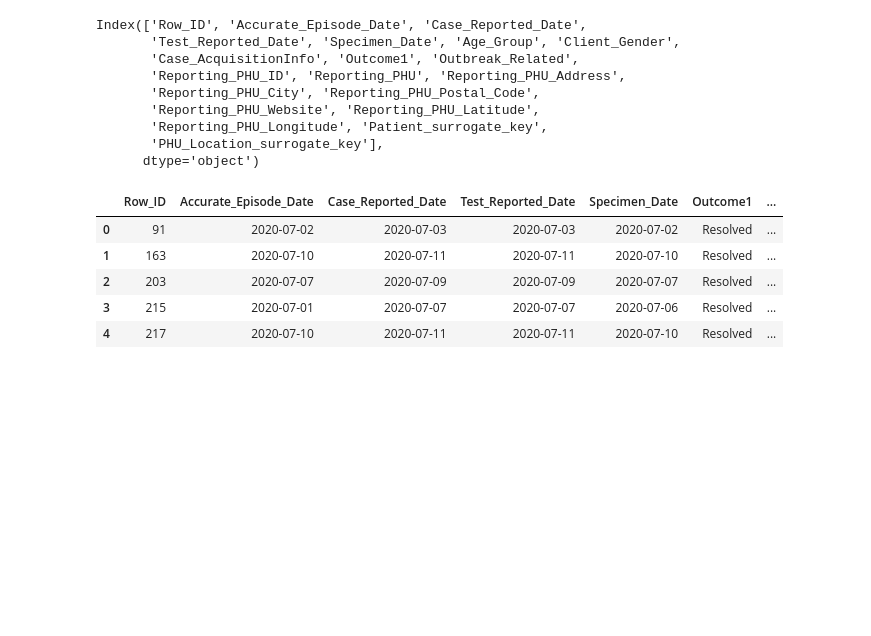
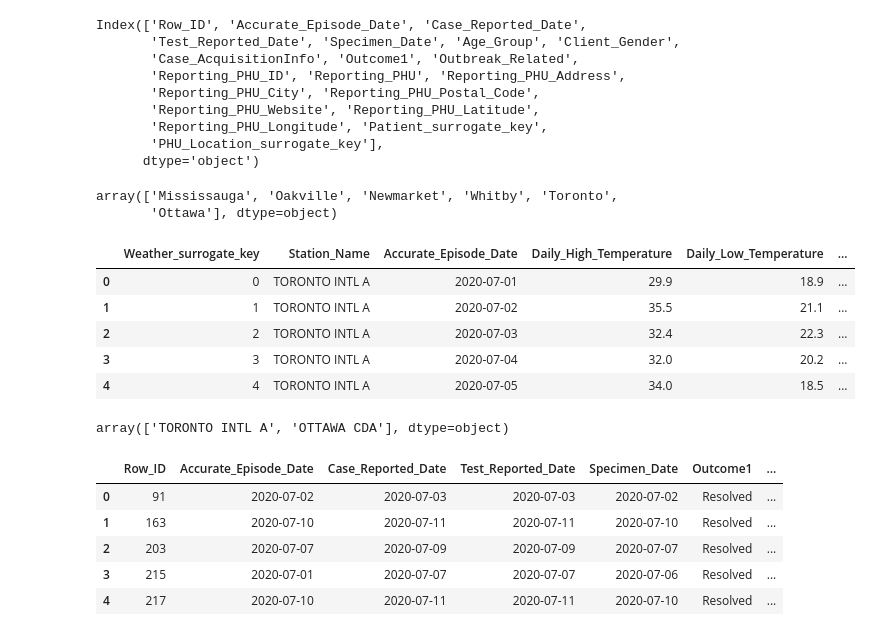
Before and after one commit to vekshan/Covid-19-Tracking-and-Lifestyle-Trends, a Jupyter notebook: generate_fact_table.ipynb, the cells around one changed output. Cells and saved outputs as stored; diff of their text form; code cells hidden in the pictures; blank space fills up the shorter version.

```diff
--- a/generate_fact_table.ipynb
+++ b/generate_fact_table.ipynb
@@ -47,0 +47,15 @@ fact = fact[['Row_ID', 'Accurate_Episode_Date', 'Case_Reported_Date', 'Test_Repo
+# %%
+fact.Reporting_PHU_City.unique()
+# %% [output]
+array(['Mississauga', 'Oakville', 'Newmarket', 'Whitby', 'Toronto',
+       'Ottawa'], dtype=object)
+# %%
+Weather_dimension_with_dates = pd.read_csv("Weather_dimension_with_dates.csv")
+Weather_dimension_with_dates.head()
+# %% [output]
+|  | Weather_surrogate_key | Station_Name | Accurate_Episode_Date | Daily_High_Temperature | Daily_Low_Temperature | ... |
+| 0 | 0 | TORONTO INTL A | 2020-07-01 | 29.9 | 18.9 | ... |
+| 1 | 1 | TORONTO INTL A | 2020-07-02 | 35.5 | 21.1 | ... |
+| 2 | 2 | TORONTO INTL A | 2020-07-03 | 32.4 | 22.3 | ... |
+| 3 | 3 | TORONTO INTL A | 2020-07-04 | 32.0 | 20.2 | ... |
+| 4 | 4 | TORONTO INTL A | 2020-07-05 | 34.0 | 18.5 | ... |
@@ -47,0 +64,4 @@ fact = fact[['Row_ID', 'Accurate_Episode_Date', 'Case_Reported_Date', 'Test_Repo
+# %%
+fact.Station_Name.unique()
+# %% [output]
+array(['TORONTO INTL A', 'OTTAWA CDA'], dtype=object)
```
Also changed, not shown: parts of 10 cells of this notebook, 7 other files.
